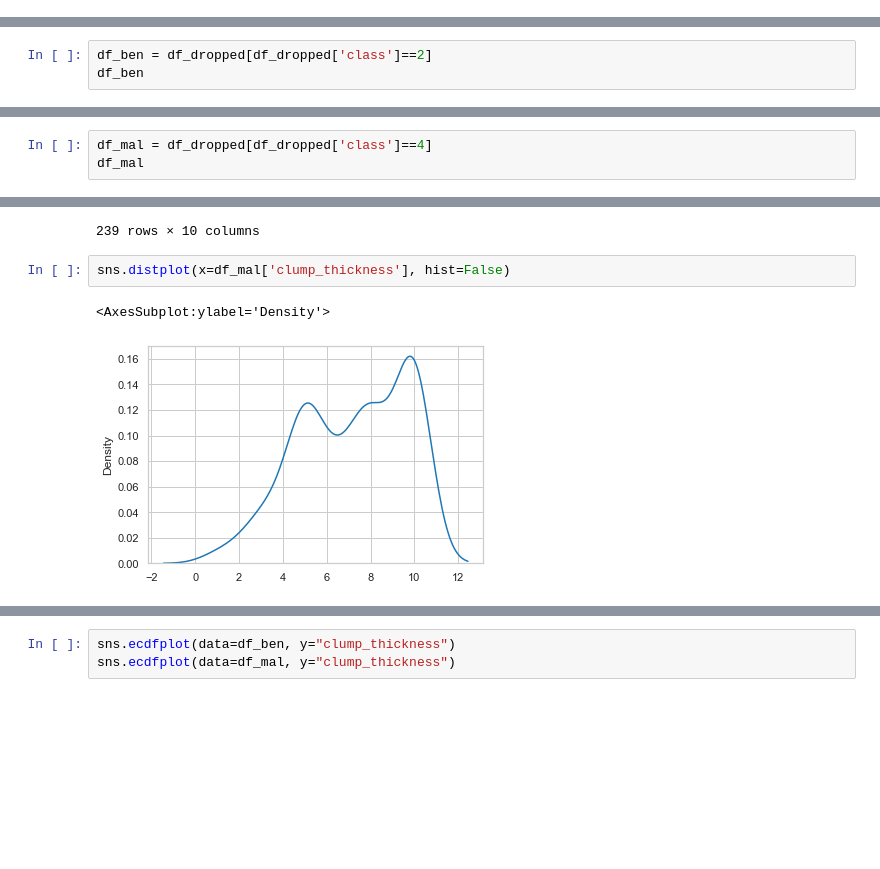
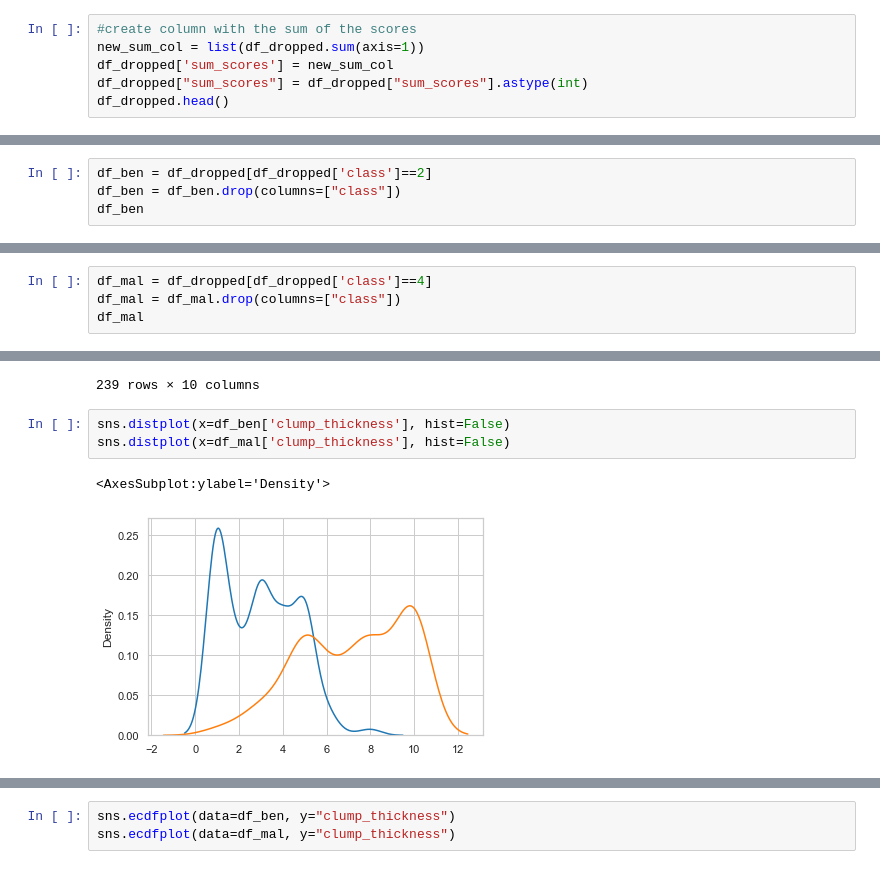
Before and after one commit to rromang/breast_cancer_classification, a Jupyter notebook: notebooks/initial.ipynb, the cells around one changed output, grey strips where cells are left out. Saved outputs shown, nothing was run; the diff lists cells and outputs as text; blank space fills up the shorter version.

```diff
--- a/notebooks/initial.ipynb
+++ b/notebooks/initial.ipynb
@@ -146,3 +146,9 @@ df_dropped.shape
 #change type of column with NaNs to the same dtype
 #----------------------------------------------
 df_dropped["bare_nuclei"] = df_dropped["bare_nuclei"].astype(int)
+# %%
+#create column with the sum of the scores
+new_sum_col = list(df_dropped.sum(axis=1))
+df_dropped['sum_scores'] = new_sum_col
+df_dropped["sum_scores"] = df_dropped["sum_scores"].astype(int)
+df_dropped.head()
@@ -774,5 +795,6 @@ plt.show()
 # %%
 df_ben = df_dropped[df_dropped['class']==2]
+df_ben = df_ben.drop(columns=["class"])
 df_ben
 # %% [output]
 |  | clump_thickness | uniformity_cell_size | uniformity_cell_shape | marginal_adhesion | single_epithelial_cell_size | ... |
@@ -790,6 +812,7 @@ df_ben
 444 rows × 10 columns
 # %%
 df_mal = df_dropped[df_dropped['class']==4]
+df_mal = df_mal.drop(columns=["class"])
 df_mal
 # %% [output]
 |  | clump_thickness | uniformity_cell_size | uniformity_cell_shape | marginal_adhesion | single_epithelial_cell_size | ... |
@@ -806,7 +829,8 @@ df_mal
 | 698 | 4 | 8 | 8 | 5 | 4 | ... |
 239 rows × 10 columns
 # %%
+sns.distplot(x=df_ben['clump_thickness'], hist=False)
 sns.distplot(x=df_mal['clump_thickness'], hist=False)
 # %% [output]
 <AxesSubplot:ylabel='Density'>
-[figure, old version]
+[figure, new version]
```
Also changed, not shown: parts of 24 cells of this notebook, 9 other files.
